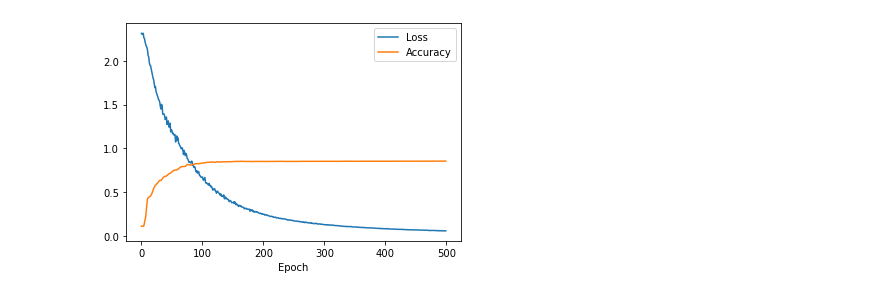
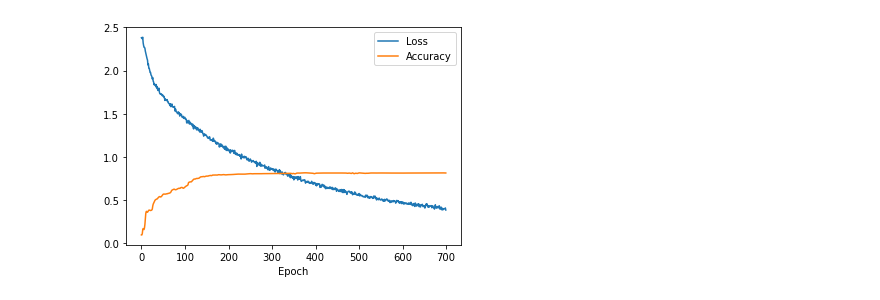
Before and after one commit to eivind-bn/tdt05-mnist, a Jupyter notebook: notebook.ipynb, the cells around one changed output. Saved outputs shown, nothing was run; the diff lists cells and outputs as text; code cells hidden in the pictures.

```diff
--- a/notebook.ipynb
+++ b/notebook.ipynb
@@ -36,22 +39,22 @@ plt.imshow(np.hstack([sample,prediction]), cmap="gray")
 # %%
 if load_existing:
     classifier = Classifier.load("model.classifier")
 else:
     classifier = Classifier(
         train_size=0.01,
-        device=device,
-        latent_size=latent_size,
+        device="cpu",
+        latent_size=10,
         lr=0.001
     )
     classifier.train(
-        epochs=epochs,
-        batch=batch_size,
+        epochs=700,
+        batch=0.4,
         plot_stats=True,
         optimize_encoder=True
         )
     classifier.save("model")
 # %% [output]
-[figure, old version]
+[figure, new version]
 # %%
 I = 477
 sample = classifier.get_image(I)
```
Also changed, not shown: parts of 13 cells of this notebook, 1 other file.
